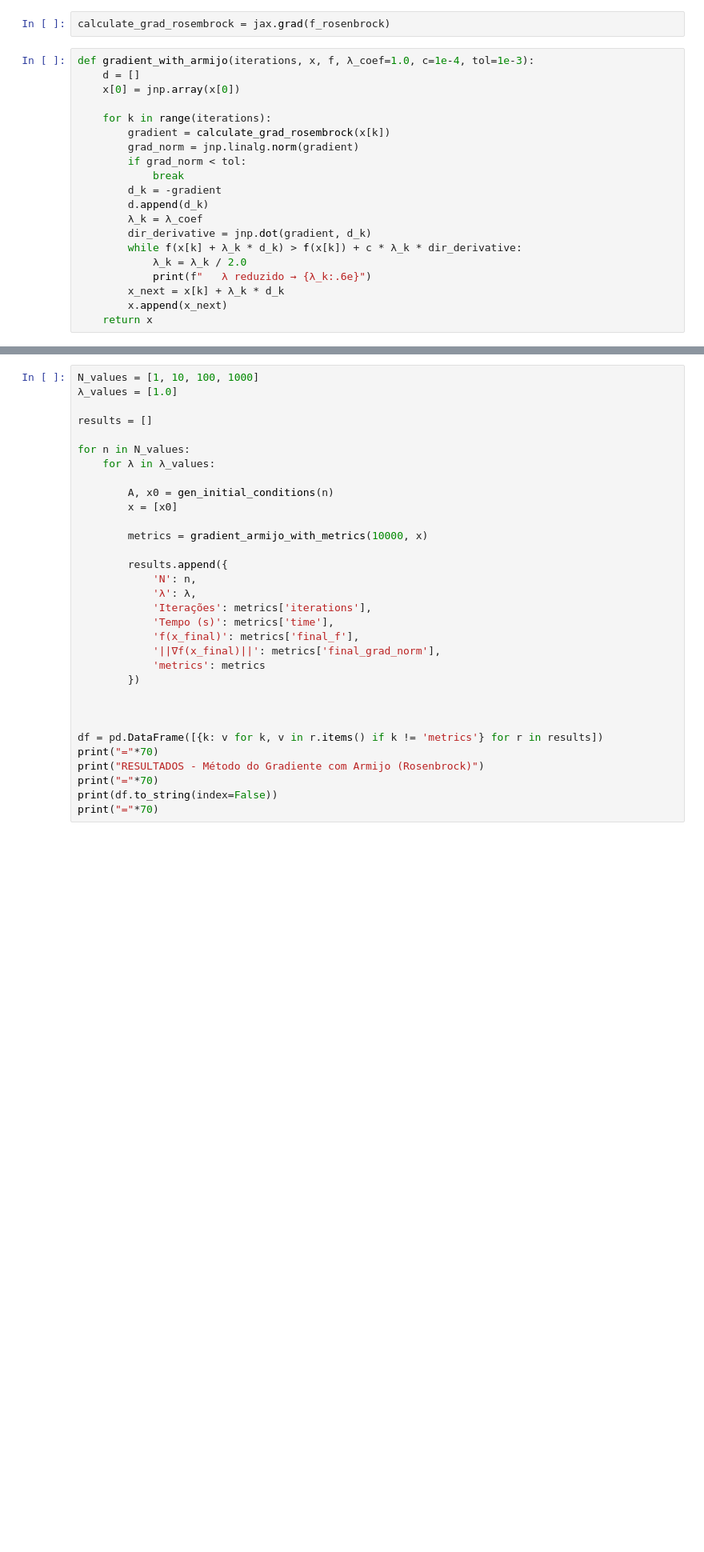
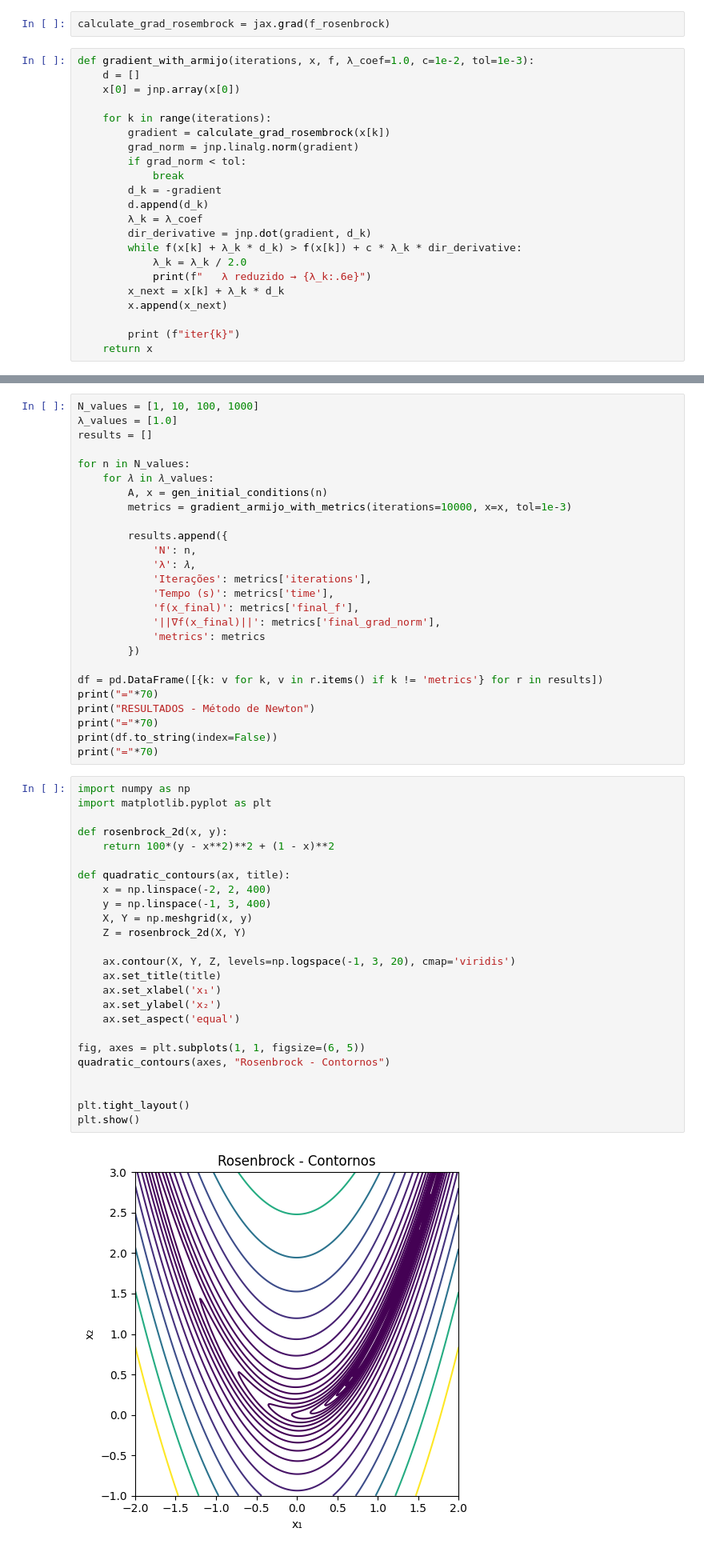
Before and after one commit to x371828/Unicamp, a Jupyter notebook: ms629/armijo_notebook.ipynb, the cells around one changed output, grey strips where cells are left out. Shown at 80% size. Saved outputs shown, nothing was run; the diff lists cells and outputs as text; blank space fills up the shorter version.

```diff
--- a/ms629/armijo_notebook.ipynb
+++ b/ms629/armijo_notebook.ipynb
@@ -25,7 +26,7 @@ def f_rosenbrock(x):
 # %%
 calculate_grad_rosembrock = jax.grad(f_rosenbrock)
 # %%
-def gradient_with_armijo(iterations, x, f, λ_coef=1.0, c=1e-4, tol=1e-3):
+def gradient_with_armijo(iterations, x, f, λ_coef=1.0, c=1e-2, tol=1e-3):
     d = []
     x[0] = jnp.array(x[0])
 
@@ -43,6 +44,8 @@ def gradient_with_armijo(iterations, x, f, λ_coef=1.0, c=1e-4, tol=1e-3):
             print(f"   λ reduzido → {λ_k:.6e}")
         x_next = x[k] + λ_k * d_k
         x.append(x_next)
+
+        print (f"iter{k}")
     return x
 # %%
 def gradient_armijo_with_metrics(iterations, x, tol=1e-3):
@@ -70,20 +70,16 @@ def gradient_armijo_with_metrics(iterations, x, tol=1e-3):
 # %%
 N_values = [1, 10, 100, 1000]
 λ_values = [1.0]
-
 results = []
 
 for n in N_values:
-    for λ in λ_values:
-
-        A, x0 = gen_initial_conditions(n)
-        x = [x0]
-
-        metrics = gradient_armijo_with_metrics(10000, x)
+    for 𝜆 in 𝜆_values:
+        A, x = gen_initial_conditions(n)
+        metrics = gradient_armijo_with_metrics(iterations=10000, x=x, tol=1e-3)
 
         results.append({
             'N': n,
-            'λ': λ,
+            'λ': 𝜆,
             'Iterações': metrics['iterations'],
             'Tempo (s)': metrics['time'],
             'f(x_final)': metrics['final_f'],
@@ -91,11 +87,36 @@ for n in N_values:
             'metrics': metrics
         })
 
-
-
 df = pd.DataFrame([{k: v for k, v in r.items() if k != 'metrics'} for r in results])
 print("="*70)
-print("RESULTADOS - Método do Gradiente com Armijo (Rosenbrock)")
+print("RESULTADOS - Método de Newton")
 print("="*70)
 print(df.to_string(index=False))
 print("="*70)
+# %%
+import numpy as np
+import matplotlib.pyplot as plt
+
+def rosenbrock_2d(x, y):
+    return 100*(y - x**2)**2 + (1 - x)**2
+
+def quadratic_contours(ax, title):
+    x = np.linspace(-2, 2, 400)
+    y = np.linspace(-1, 3, 400)
+    X, Y = np.meshgrid(x, y)
+    Z = rosenbrock_2d(X, Y)
+
+    ax.contour(X, Y, Z, levels=np.logspace(-1, 3, 20), cmap='viridis')
+    ax.set_title(title)
+    ax.set_xlabel('x₁')
+    ax.set_ylabel('x₂')
+    ax.set_aspect('equal')
+
+fig, axes = plt.subplots(1, 1, figsize=(6, 5))
+quadratic_contours(axes, "Rosenbrock - Contornos")
+
+
+plt.tight_layout()
+plt.show()
+# %% [output]
+[figure, added]
```
Also changed, not shown: parts of 2 cells of this notebook, 2 other files.
